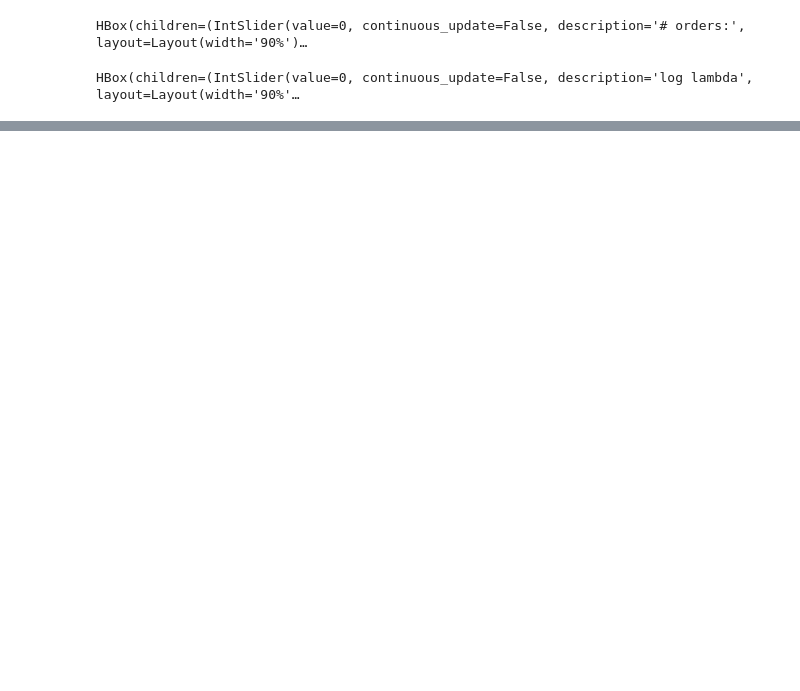
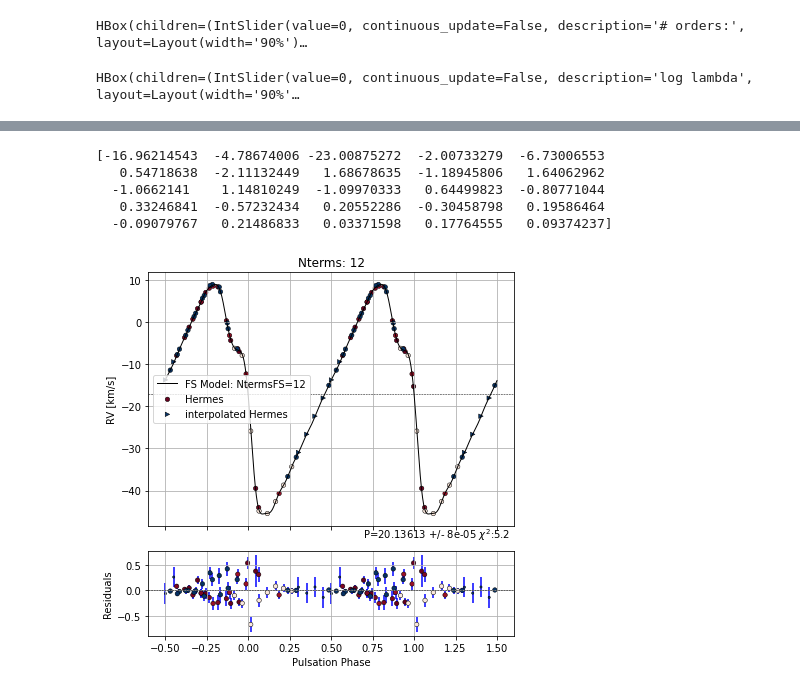
Before and after one commit to giordanoviviani-epfl/regularization, a Jupyter notebook: RegularizedRegression.ipynb, the cells around one changed output, grey strips where cells are left out. Cells and saved outputs as stored; diff of their text form; code cells hidden in the pictures; blank space fills up the shorter version.

Commit message:
Completed the examples in RegularizedRegression
Completed the examples and corrected multiple bugs in
custom_linear_model

```diff
--- a/RegularizedRegression.ipynb
+++ b/RegularizedRegression.ipynb
@@ -49,3 +40,7 @@ PolyModel().interactive(x_train, y_train,  regularize='l2', max_order=50, over_p
 [interactive output not drawn]
 HBox(children=(IntSlider(value=0, continuous_update=False, description='# orders:', layout=Layout(width='90%')…
 HBox(children=(IntSlider(value=0, continuous_update=False, description='log lambda', layout=Layout(width='90%'…
+# %%
+star = sl.Star('VX Cyg')
+star.load_fresh_Obsdata()
+star.load_model_list(author='RA')
@@ -51,0 +54,10 @@ HBox(children=(IntSlider(value=0, continuous_update=False, description='log lamb
+# %%
+fig = star.model_list.plot_best()
+print(star.model_list.best.coeffFS)
+# %% [output]
+[-16.96214543  -4.78674006 -23.00875272  -2.00733279  -6.73006553
+   0.54718638  -2.11132449   1.68678635  -1.18945806   1.64062962
+  -1.0662141    1.14810249  -1.09970333   0.64499823  -0.80771044
+   0.33246841  -0.57232434   0.20552286  -0.30458798   0.19586464
+  -0.09079767   0.21486833   0.03371598   0.17764555   0.09374237]
+[figure, added]
```
Also changed, not shown: parts of 7 cells of this notebook, 1 other file.
